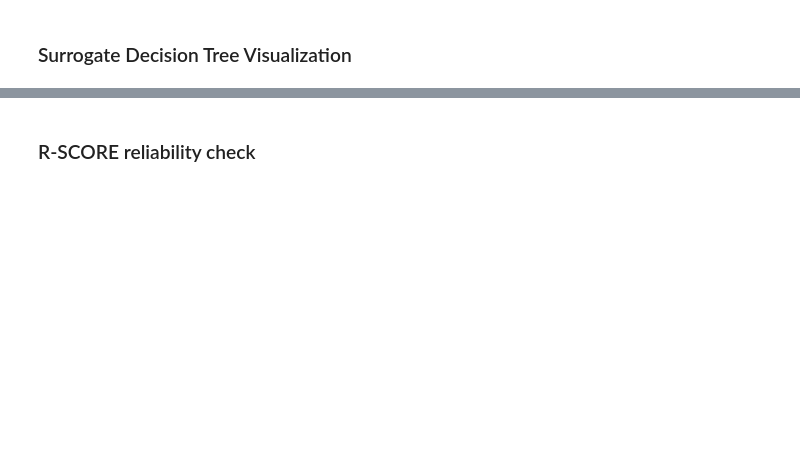
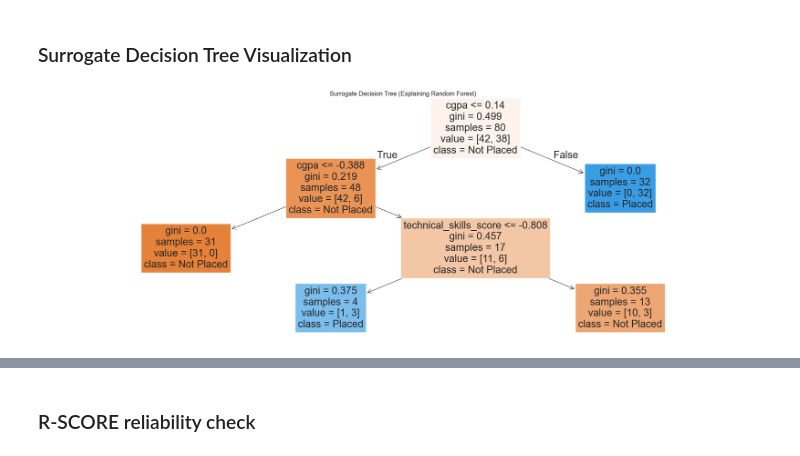
Before and after one commit to walterchipuriro/Improved-student-job-placement, a Jupyter notebook: Improved-student-job-placement/Interpretable ##CODE.ipynb, the cells around one changed output, grey strips where cells are left out. Saved outputs shown, nothing was run; the diff lists cells and outputs as text; code cells hidden in the pictures; blank space fills up the shorter version.

```diff
--- a/Improved-student-job-placement/Interpretable ##CODE.ipynb
+++ b/Improved-student-job-placement/Interpretable ##CODE.ipynb
@@ -499,0 +512,10 @@ AssertionError: The shape of the shap_values matrix does not match the shape of
+# %%
+from sklearn.tree import DecisionTreeClassifier, export_text
+
+# Train surrogate model
+surrogate = DecisionTreeClassifier(max_depth=3)
+surrogate.fit(X_train, best_model.predict(X_train))
+
+# Print decision rules
+print("\n📜 Surrogate Decision Tree Rules:")
+print(export_text(surrogate, feature_names=list(X_train_df.columns)))
@@ -500,17 +534,19 @@ AssertionError: The shape of the shap_values matrix does not match the shape of
 # %% [markdown]
 ###  Surrogate Decision Tree Visualization
 # %%
-# from sklearn.tree import plot_tree
-# import matplotlib.pyplot as plt
+from sklearn.tree import plot_tree
+import matplotlib.pyplot as plt
 
-# # Plot
-# plt.figure(figsize=(30,10))  # You can adjust the size
-# plot_tree(
-#     surrogate,
-#     feature_names=feature_names,
-#     class_names=["Not Placed", "Placed"],
-#     filled=True,
-#     # rounded=True
-# )
-# plt.title("Surrogate Decision Tree (Explaining Random Forest)")
-# plt.show()
+# Plot
+plt.figure(figsize=(30,10))  # You can adjust the size
+plot_tree(
+    surrogate,
+    feature_names=feature_names,
+    class_names=["Not Placed", "Placed"],
+    filled=True,
+    # rounded=True
+)
+plt.title("Surrogate Decision Tree (Explaining Random Forest)")
+plt.show()
+# %% [output]
+[figure, added]
```
Also changed, not shown: parts of 17 cells of this notebook.
